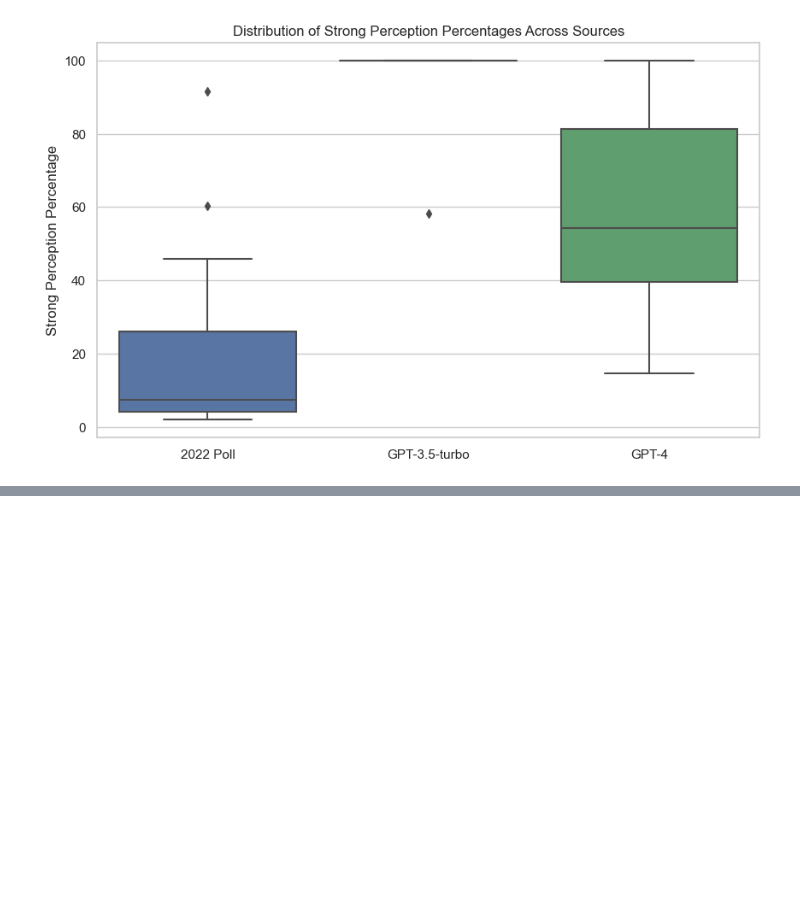
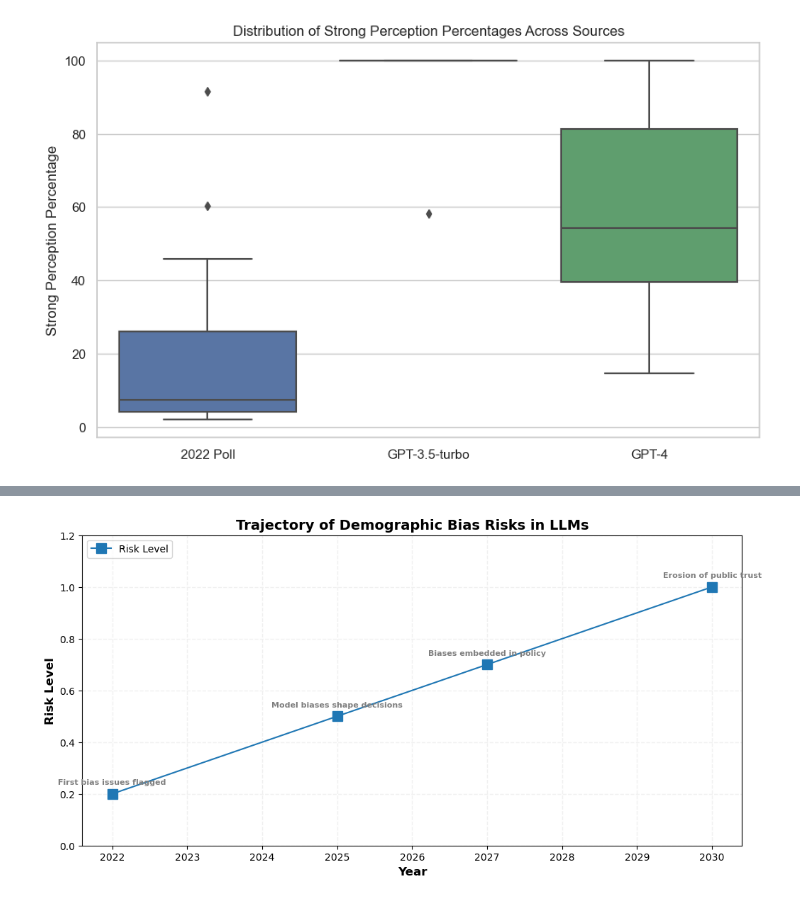
Before and after one commit to doro041/LLMvsPublicPolls, a Jupyter notebook: EDAvisualisations.ipynb, the cells around one changed output, grey strips where cells are left out. Cells and saved outputs as stored; diff of their text form; code cells hidden in the pictures; blank space fills up the shorter version.

```diff
--- a/EDAvisualisations.ipynb
+++ b/EDAvisualisations.ipynb
@@ -653,0 +543,47 @@ NameError: name 'group_data' is not defined
+# %%
+import matplotlib.pyplot as plt
+import matplotlib.colors as mcolors
+
+# Timeline (x-axis) and risk level (y-axis) data
+years = [2022, 2025, 2027, 2030]
+risk_levels = [0.2, 0.5, 0.7, 1.0]  # Hypothetical risk level over time
+
+# Milestones
+milestones = [
+    "First bias issues flagged",
+    "Model biases shape decisions",
+    "Biases embedded in policy",
+    "Erosion of public trust"
+]
+
+# Create the plot
+plt.figure(figsize=(12, 6))
+
+# Plot risk level over time
+plt.plot(years, risk_levels, label='Risk Level', color='#1f77b4', marker='s', markersize=10)
+
+# Annotate milestones
+for i, year in enumerate(years):
+    plt.text(year, risk_levels[i] + 0.03, milestones[i], fontsize=8, ha='center', va='bottom', color='#7f7f7f', fontweight='bold')
+
+# Add labels and title
+plt.xlabel('Year', fontsize=12, fontweight='bold')
+plt.ylabel('Risk Level', fontsize=12, fontweight='bold')
+plt.title('Trajectory of Demographic Bias Risks in LLMs', fontsize=14, fontweight='bold')
+
+# Customize y-axis range to better fit the risk level curve
+plt.ylim(0, 1.2)
+
+# Add a background grid
+plt.grid(True, color='#f0f0f0', linestyle='--', linewidth=1)
+
+# Show grid and legend
+plt.legend(fontsize=10, loc='upper left')
+
+# Adjust the spacing between the plot and the annotations
+plt.subplots_adjust(bottom=0.15)
+
+# Show the plot
+plt.show()
+# %% [output]
+[figure, added]
```
Also changed, not shown: parts of 9 cells of this notebook.
